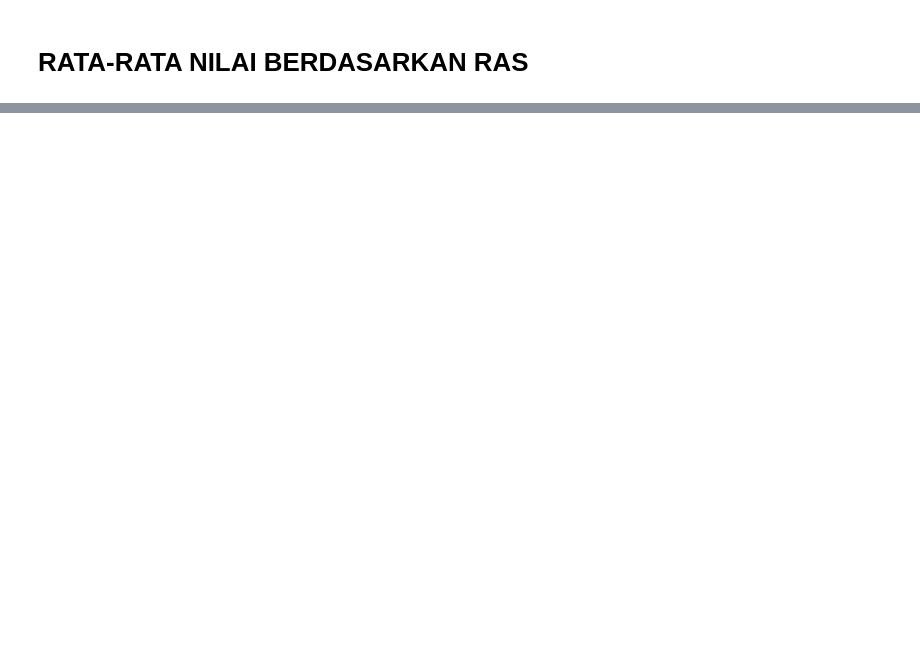
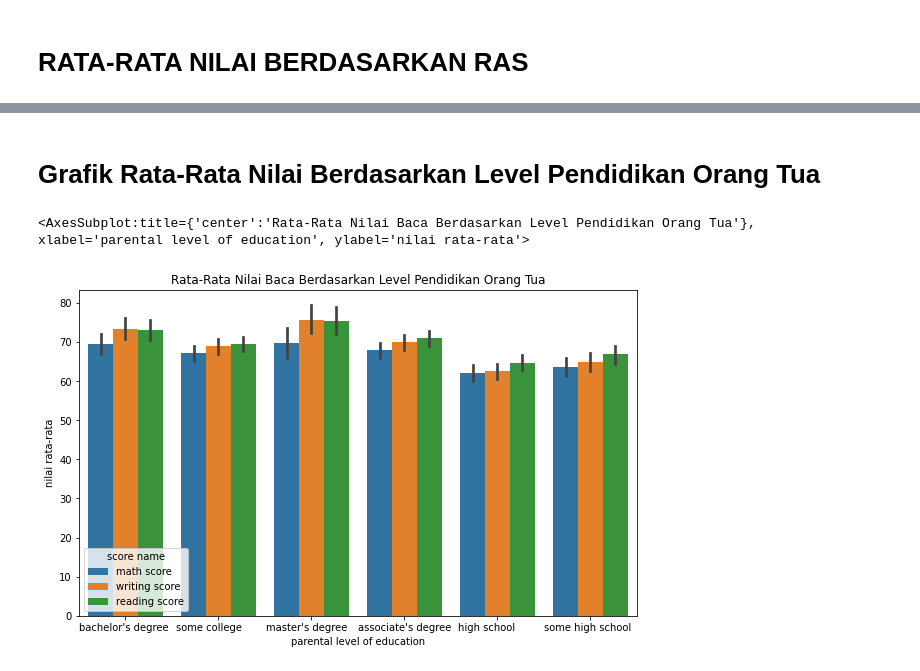
Before and after one commit to nicholassumardi/project_dw_UAS, a Jupyter notebook: PROJECT DW.ipynb, the cells around one changed output, grey strips where cells are left out. Saved outputs shown, nothing was run; the diff lists cells and outputs as text; code cells hidden in the pictures; blank space fills up the shorter version.

```diff
--- a/PROJECT DW.ipynb
+++ b/PROJECT DW.ipynb
@@ -212,0 +237,11 @@ plt.xticks(rotation=90)
+# %% [markdown]
+# Grafik Rata-Rata Nilai Berdasarkan Level Pendidikan Orang Tua
+# %%
+plt.figure(figsize=(10,6))
+plt.title("Rata-Rata Nilai Baca Berdasarkan Level Pendidikan Orang Tua")
+df_melted3 = df.melt(id_vars=['parental level of education'], value_vars=['math score', 'writing score', 'reading score'], var_name='score name', value_name='nilai rata-rata')
+
+sns.barplot(data=df_melted3, x='parental level of education', y='nilai rata-rata', hue='score name')
+# %% [output]
+<AxesSubplot:title={'center':'Rata-Rata Nilai Baca Berdasarkan Level Pendidikan Orang Tua'}, xlabel='parental level of education', ylabel='nilai rata-rata'>
+[figure, added]
```
Also changed, not shown: parts of 51 cells of this notebook.
